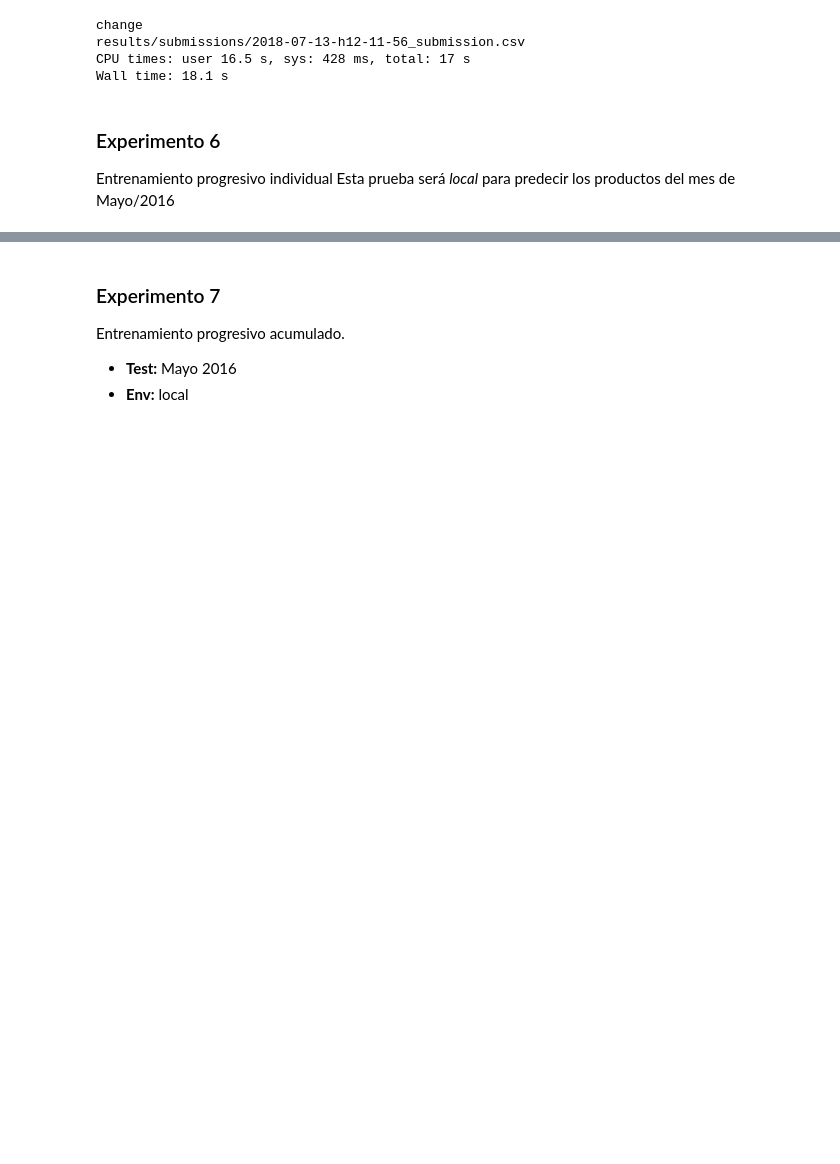
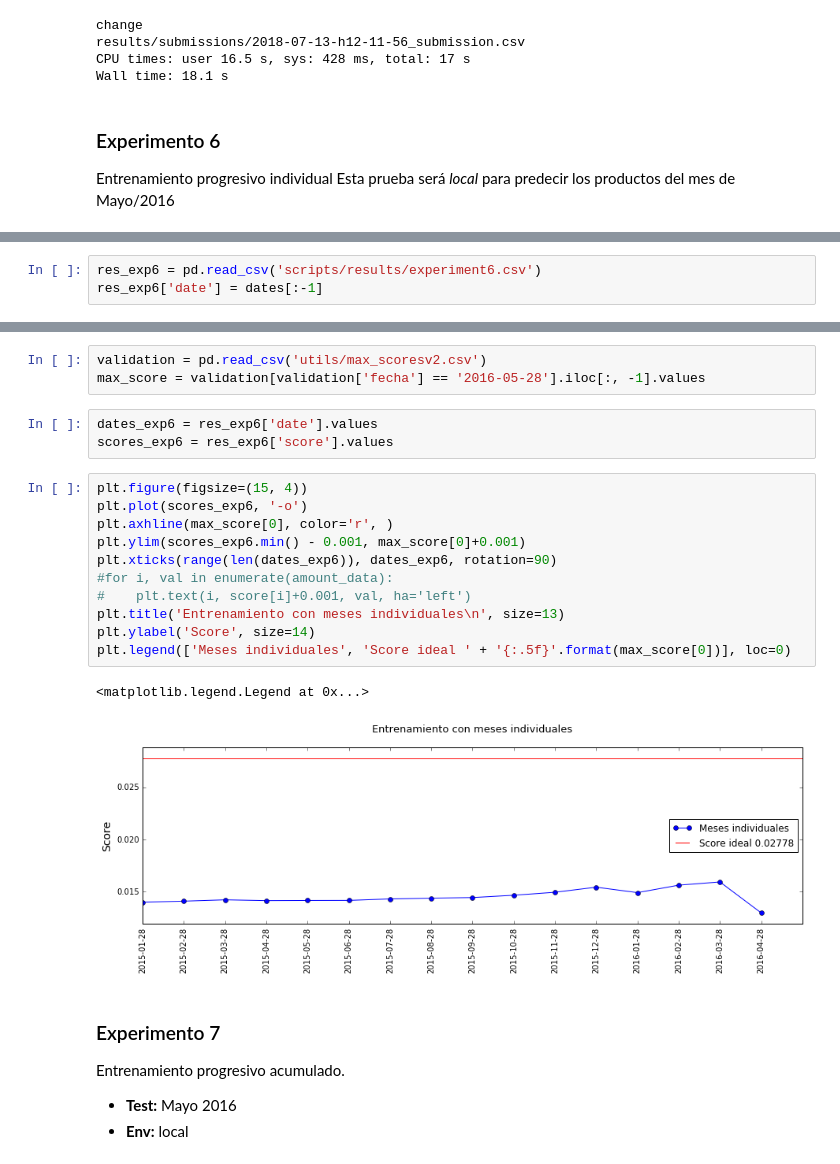
Before and after one commit to sergioml/degree_project, a Jupyter notebook: dont_give_up_2.ipynb, the cells around one changed output, grey strips where cells are left out. Saved outputs shown, nothing was run; the diff lists cells and outputs as text; blank space fills up the shorter version.

Commit message:
Se añadieron experimentos y resultados (6,7, y 8)

```diff
--- a/dont_give_up_2.ipynb
+++ b/dont_give_up_2.ipynb
@@ -154,0 +163,3 @@ for i, date in enumerate(dates[:-1]):
+# %%
+res_exp6 = pd.read_csv('scripts/results/experiment6.csv')
+res_exp6['date'] = dates[:-1]
@@ -155,3 +175,23 @@ for i, date in enumerate(dates[:-1]):
+# %%
+validation = pd.read_csv('utils/max_scoresv2.csv')
+max_score = validation[validation['fecha'] == '2016-05-28'].iloc[:, -1].values
+# %%
+dates_exp6 = res_exp6['date'].values
+scores_exp6 = res_exp6['score'].values
+# %%
+plt.figure(figsize=(15, 4))
+plt.plot(scores_exp6, '-o')
+plt.axhline(max_score[0], color='r', )
+plt.ylim(scores_exp6.min() - 0.001, max_score[0]+0.001)
+plt.xticks(range(len(dates_exp6)), dates_exp6, rotation=90)
+#for i, val in enumerate(amount_data):
+#    plt.text(i, score[i]+0.001, val, ha='left')
+plt.title('Entrenamiento con meses individuales\n', size=13)
+plt.ylabel('Score', size=14)
+plt.legend(['Meses individuales', 'Score ideal ' + '{:.5f}'.format(max_score[0])], loc=0)
+# %% [output]
+<matplotlib.legend.Legend at 0x...>
+[figure, added]
 # %% [markdown]
 ### Experimento 7
 Entrenamiento progresivo acumulado.
```
Also changed, not shown: parts of 23 cells of this notebook.
